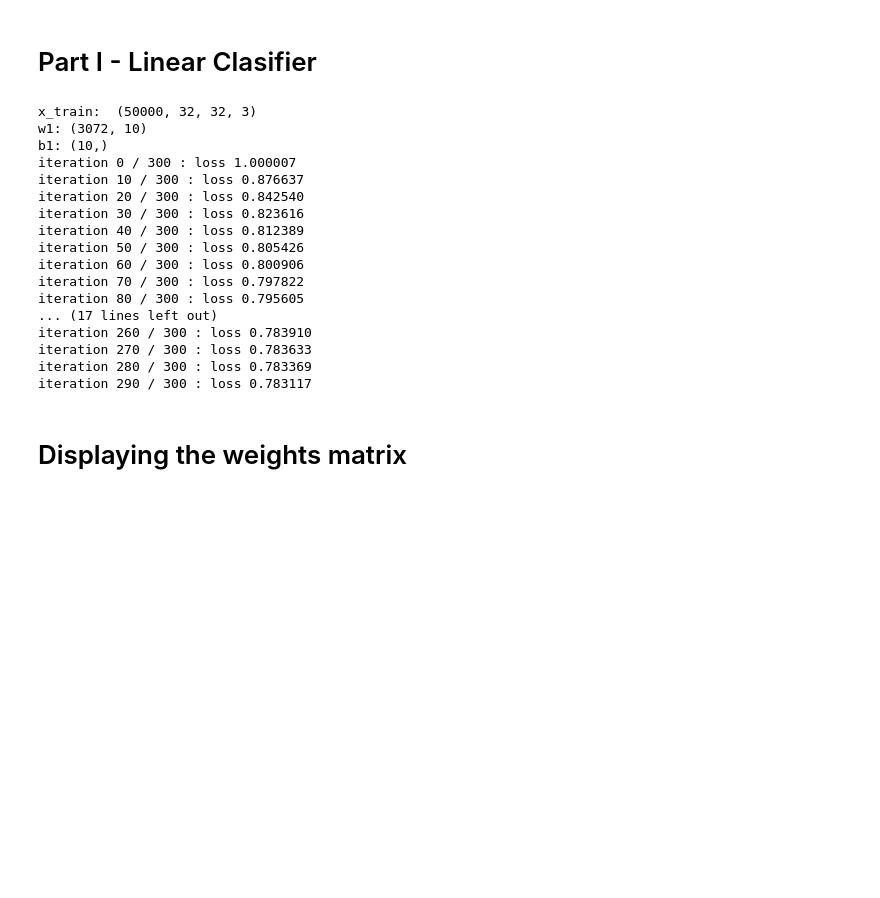
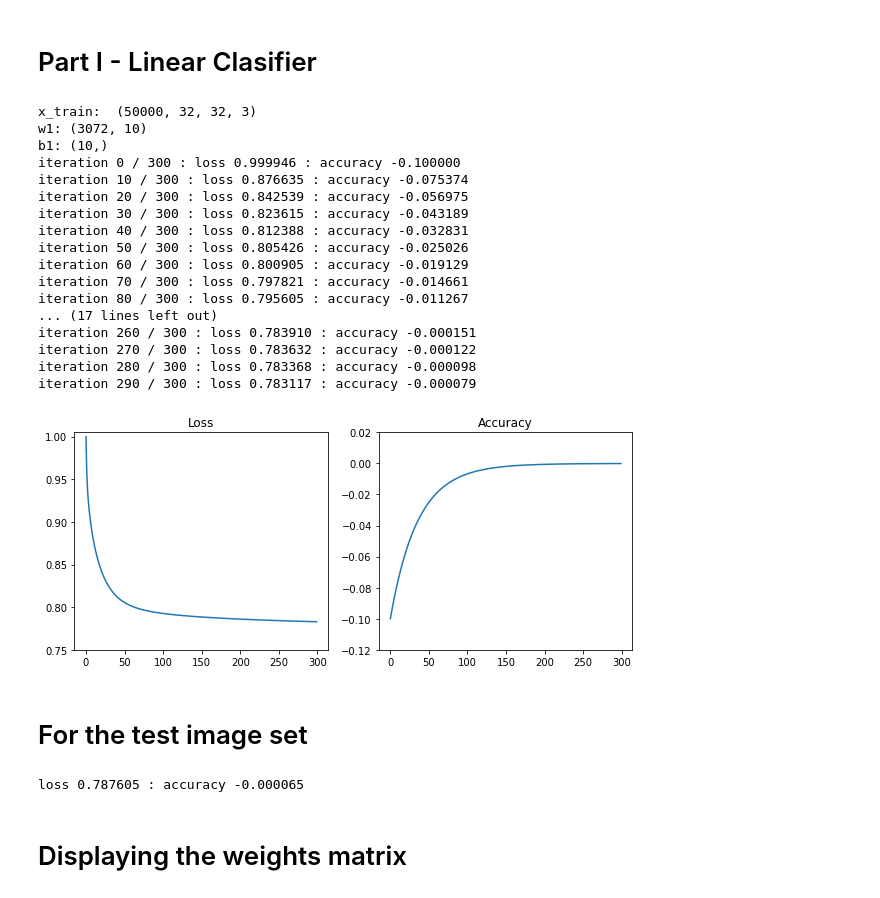
Before and after one commit to sandani98/EN2550_Ass_4, a Jupyter notebook: Part-I.ipynb, the cells around one changed output. Drawn from its saved outputs; the diff is of its cells as text; code cells hidden in the pictures; blank space fills up the shorter version.

Commit message:
Code for train accuracy

```diff
--- a/Part-I.ipynb
+++ b/Part-I.ipynb
@@ -42,8 +42,8 @@ lr = 1.4e-2
 lr_decay= 0.999
 reg = 5e-6
 loss_history = []
-train_acc_history = []
-val_acc_history = []
+train_acc_history = []   #training set accuracy history
+val_acc_history = []     #testing set accuracy history
 seed = 0
 rng = np.random.default_rng(seed=seed)
 for t in range(iterations):
@@ -54,7 +54,10 @@ for t in range(iterations):
     y = y_train[indices]
     y_pred = x.dot(w1)+b1
     loss = 1./batch_size*np.square(y_pred-y).sum()+reg*np.sum(w1*w1)
+    accuracy = np.mean(y_pred-y)
+
     loss_history.append(loss)
+    train_acc_history.append(accuracy)
 
     # Backward pass
     dy_pred = 1./batch_size*2.0*(y_pred-y)
@@ -66,22 +69,22 @@ for t in range(iterations):
 
     # Printing accuracies and displaying w as images
     if t%10==0:
-        print('iteration %d / %d : loss %f'%(t,iterations,loss))
+        print('iteration %d / %d : loss %f : accuracy %f '%(t,iterations,loss,accuracy))
 # %% [output]
 x_train:  (50000, 32, 32, 3)
 w1: (3072, 10)
 b1: (10,)
-iteration 0 / 300 : loss 1.000007
-iteration 10 / 300 : loss 0.876637
-iteration 20 / 300 : loss 0.842540
-iteration 30 / 300 : loss 0.823616
-iteration 40 / 300 : loss 0.812389
-iteration 50 / 300 : loss 0.805426
-iteration 60 / 300 : loss 0.800906
-iteration 70 / 300 : loss 0.797822
-iteration 80 / 300 : loss 0.795605
+iteration 0 / 300 : loss 0.999946 : accuracy -0.100000
+iteration 10 / 300 : loss 0.876635 : accuracy -0.075374
+iteration 20 / 300 : loss 0.842539 : accuracy -0.056975
+iteration 30 / 300 : loss 0.823615 : accuracy -0.043189
+iteration 40 / 300 : loss 0.812388 : accuracy -0.032831
+iteration 50 / 300 : loss 0.805426 : accuracy -0.025026
+iteration 60 / 300 : loss 0.800905 : accuracy -0.019129
+iteration 70 / 300 : loss 0.797821 : accuracy -0.014661
+iteration 80 / 300 : loss 0.795605 : accuracy -0.011267
 ... (17 lines left out)
-iteration 260 / 300 : loss 0.783910
-iteration 270 / 300 : loss 0.783633
-iteration 280 / 300 : loss 0.783369
-iteration 290 / 300 : loss 0.783117
+iteration 260 / 300 : loss 0.783910 : accuracy -0.000151
+iteration 270 / 300 : loss 0.783632 : accuracy -0.000122
+iteration 280 / 300 : loss 0.783368 : accuracy -0.000098
+iteration 290 / 300 : loss 0.783117 : accuracy -0.000079
@@ -90,3 +91,42 @@ iteration 290 / 300 : loss 0.783117
+# %%
+fig,ax = plt.subplots(1,2,figsize=(10,4))
+ax[0].plot(loss_history)
+ax[0].set_title('Loss')
+#ax[0].set_xticks([]),ax[0].set_yticks([])
+ax[0].set_ylim(0.75,1.005)
+ax[1].plot(train_acc_history)
+ax[1].set_title('Accuracy')
+#ax[1].set_xticks([]),ax[1].set_yticks([])
+ax[1].set_ylim(-0.12,0.02)
+plt.show()
+# %% [output]
+[figure, added]
+# %% [markdown]
+# For the test image set
+# %%
+batch_size = Nte
+reg = 5e-6
+loss_history = []
+val_acc_history = []     #testing set accuracy history
+seed = 0
+rng = np.random.default_rng(seed=seed)
+indices = np.arange(Nte)
+rng.shuffle(indices)
+# Forward pass
+x = x_test[indices]
+y = y_test[indices]
+y_pred = x.dot(w1)+b1
+loss = 1./batch_size*np.square(y_pred-y).sum()+reg*np.sum(w1*w1)
+accuracy = np.mean(y_pred-y)
+
+loss_history.append(loss)
+val_acc_history.append(accuracy)
+
+
+# Printing accuracies and displaying w as images
+print('loss %f : accuracy %f '%(loss,accuracy))
+# %% [output]
+loss 0.787605 : accuracy -0.000065
 # %% [markdown]
 # Displaying the weights matrix
 # %%
```
Also changed, not shown: parts of 1 cell of this notebook.
